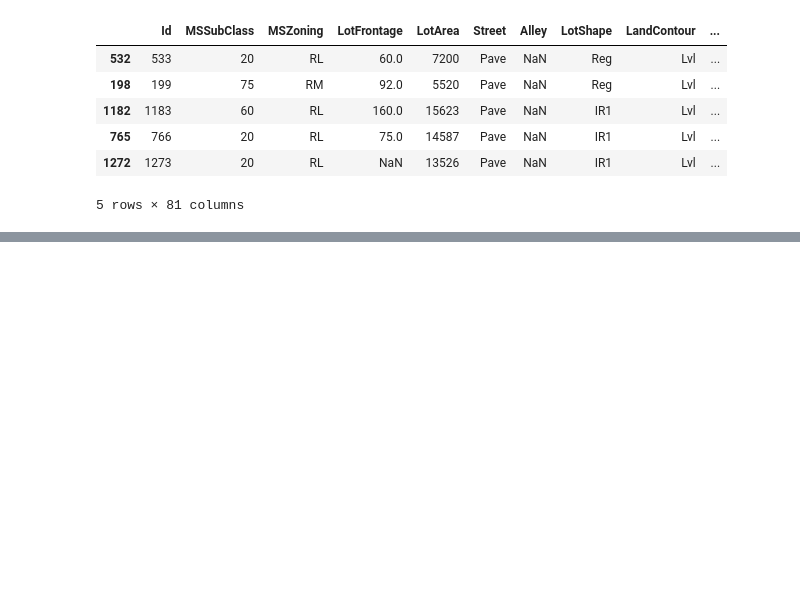
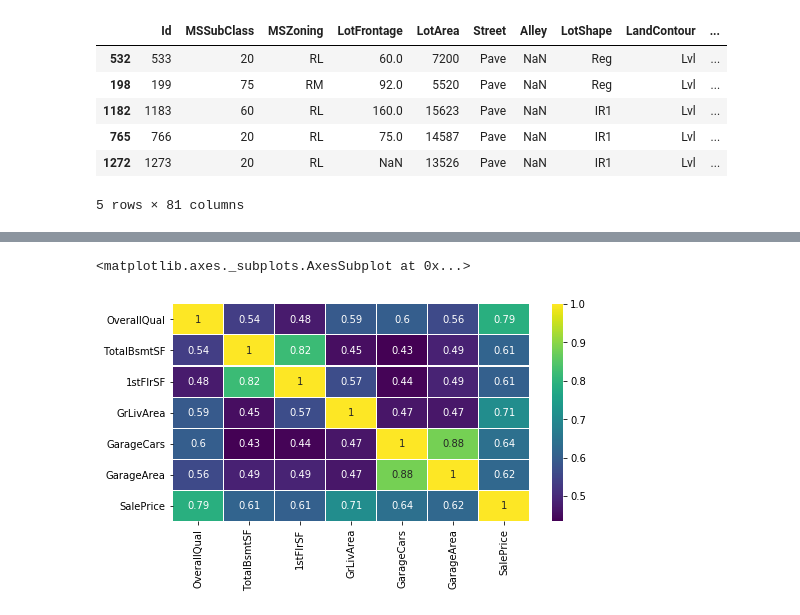
Before and after one commit to oliveirajv92/kaggle-house-prices-iowa, a Jupyter notebook: Kaggle - House Prices.ipynb, the cells around one changed output, grey strips where cells are left out. Drawn from its saved outputs; the diff is of its cells as text; code cells hidden in the pictures; blank space fills up the shorter version.

```diff
--- a/Kaggle - House Prices.ipynb
+++ b/Kaggle - House Prices.ipynb
@@ -44,0 +50,7 @@ sns.heatmap(df_train.corr(), cmap='viridis', linewidths=.1)
+# %%
+# Simplified heatmap of the most correlated features...
+plt.figure(figsize=(8,4))
+sns.heatmap(df_train[columns].corr(), cmap='viridis', linewidths=.1, annot=True)
+# %% [output]
+<matplotlib.axes._subplots.AxesSubplot at 0x...>
+[figure, added]
```
Also changed, not shown: parts of 3 cells of this notebook.
